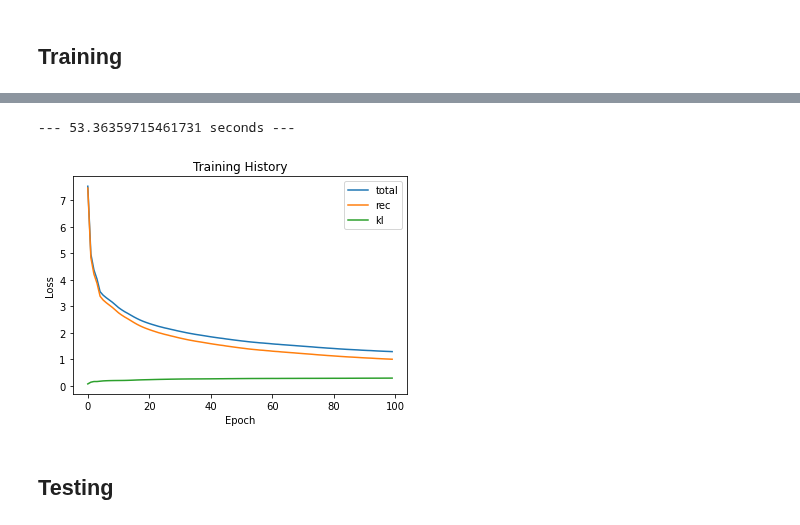
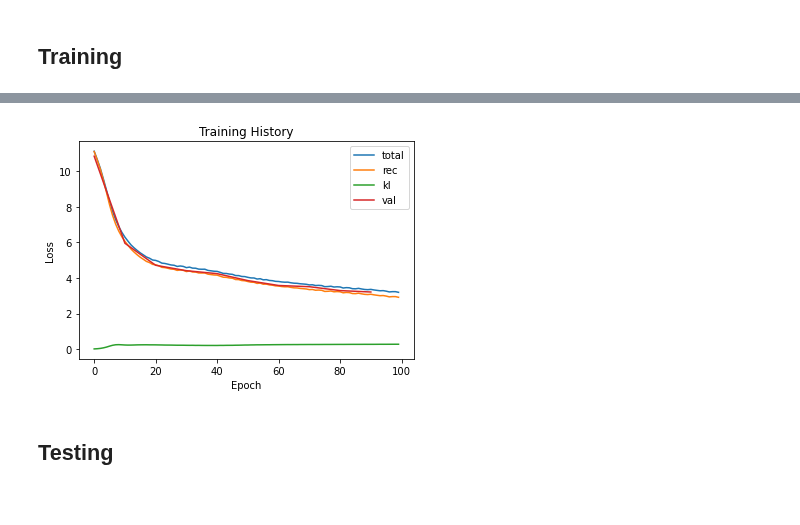
Before and after one commit to zackAemmer/generative_synthesis, a Jupyter notebook: household_synthesizer.ipynb, the cells around one changed output, grey strips where cells are left out. Saved outputs shown, nothing was run; the diff lists cells and outputs as text; code cells hidden in the pictures.

Commit message:
VAE/CVAE

```diff
--- a/household_synthesizer.ipynb
+++ b/household_synthesizer.ipynb
@@ -41,7 +46,7 @@ for x in range(CAT_IDX, VAR_DIM):
 CAT_LENGTHS = [x.shape[1] for x in dummies_list]
 # %%
 # Final data frame after encoding OHE
-model_data_df = pums_data.iloc[:,:CAT_IDX]
+model_data_df = pd.DataFrame()
 for ohe_var in dummies_list:
     model_data_df = pd.concat([model_data_df, ohe_var], axis=1)
 MANIFEST_DIM = model_data_df.shape[1]
@@ -65,14 +70,8 @@ model_data_df
 # %%
 # Separate into train/test data
 model_data = model_data_df.values
-train_idx = round(len(model_data)*.98)
+train_idx = round(len(model_data)*.03)
 train_data = model_data[0:train_idx,:]
 test_data = model_data[train_idx:len(model_data),:]
 
-# Standardize the input data from -1 to 1 for numerical variables
-scaler_train = skpre.MinMaxScaler()
-scaler_test = skpre.MinMaxScaler()
-
-# Separate the scaling for train/test so that no overall mean/std info is carried
-train_data[:,:CAT_IDX] = scaler_train.fit_transform(train_data[:,:CAT_IDX])
-test_data[:,:CAT_IDX] = scaler_test.fit_transform(test_data[:,:CAT_IDX])
+print(f"Training on {train_idx} samples")
@@ -274,9 +215,26 @@ start_time = time.time()
+# %%
+val_loss = []
+val_epochs = []
+class validationCallback(keras.callbacks.Callback):
+    def on_epoch_end(self, epoch, logs=None):
+        if epoch % 10 == 0:
+            val_epochs.append(epoch)
+            # Use random sample of 1000 from test data to validate the model
+            idx = np.random.randint(test_data.shape[0], size=1000)
+            val_data = test_data[idx]
+            results = vae.predict(val_data)
+            loss_cat = VAE.get_reconstruction_loss(val_data, results, CAT_LENGTHS)
+            val_loss.append(loss_cat)
 # %%
-# Train
-encoder = create_encoder()
-decoder = create_decoder()
-vae = VAE(encoder, decoder, CAT_IDX, CAT_LENGTHS)
+# Train the model using single set of hyperparameters
+LEN_HH = 0  # Number of household variables (used in CVAE)
+start_time = time.time()
+
+vae = VAE.VAE(MANIFEST_DIM, HIDDEN_DIM, LATENT_DIM, CAT_LENGTHS, LEN_HH, KL_WEIGHT)
 vae.compile(optimizer=keras.optimizers.Adam())
-history = vae.fit(train_data, epochs=EPOCHS, batch_size=BATCH_SIZE)
+history = vae.fit(train_data, epochs=EPOCHS, batch_size=BATCH_SIZE, callbacks=[validationCallback()])
+
+train_time = (time.time()-start_time)
+print(train_time)
 # %% [output]
 Epoch 1/100
@@ -299,19 +257,16 @@ Epoch 100/100
-# %%
-print(f"--- {time.time() - start_time} seconds ---")
-# %% [output]
---- 53.36359715461731 seconds ---
 # %%
 # Plot model loss/training progress
 plt.plot(history.history['tot_loss'])
 plt.plot(history.history['rec_loss'])
 plt.plot(history.history['kl_loss'])
+plt.plot(val_epochs, val_loss)
 plt.title("Training History")
 plt.ylabel("Loss")
 plt.xlabel("Epoch")
-plt.legend(["total","rec","kl"], loc="upper right")
+plt.legend(["total","rec","kl","val"], loc="upper right")
 plt.show()
 # %% [output]
-[figure, old version]
+[figure, new version]
 # %% [markdown]
 ## Testing
 # %%
```
Also changed, not shown: parts of 27 cells of this notebook, 4 other files.
